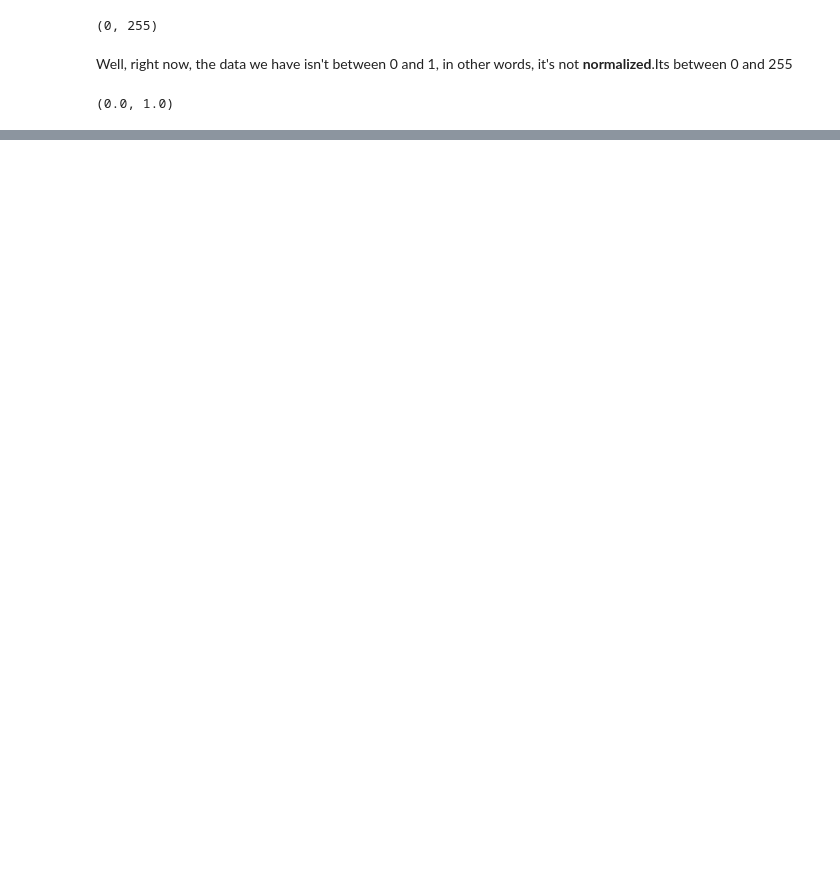
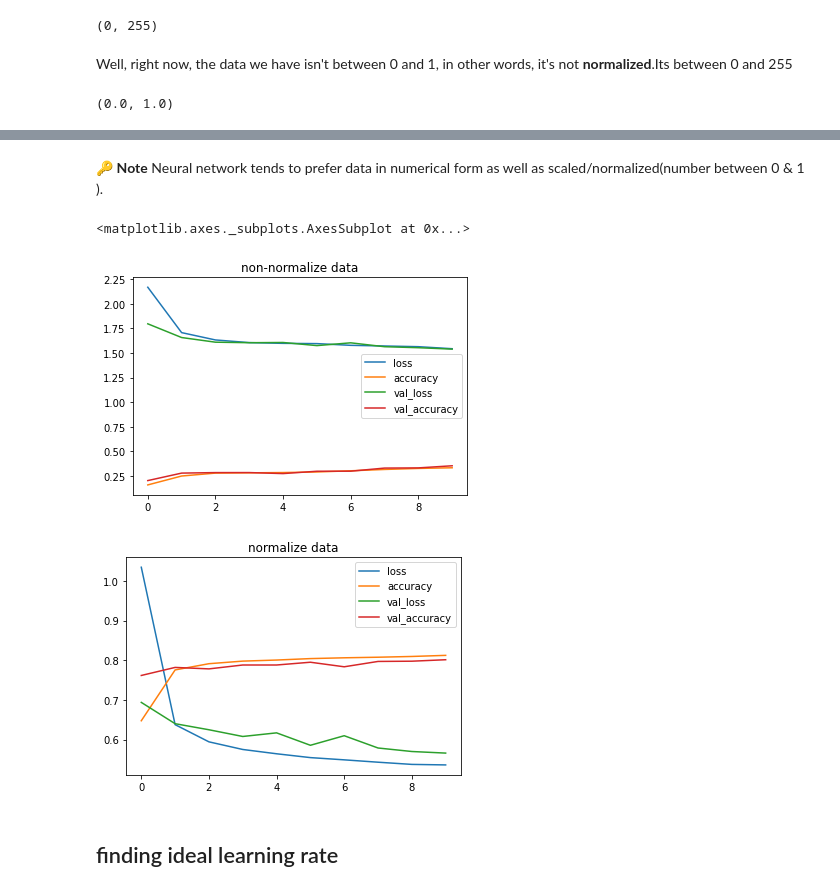
Before and after one commit to Henil21/Classification-with-TensorFlow-, a Jupyter notebook: Neural_network_classification_tensorflow.ipynb, the cells around one changed output, grey strips where cells are left out. Cells and saved outputs as stored; diff of their text form; code cells hidden in the pictures; blank space fills up the shorter version.

```diff
--- a/Neural_network_classification_tensorflow.ipynb
+++ b/Neural_network_classification_tensorflow.ipynb
@@ -774,7 +762,7 @@ model_11=tf.keras.Sequential([
 model_11.compile(loss=tf.keras.losses.SparseCategoricalCrossentropy(),
                  optimizer=tf.keras.optimizers.Adam(),
                  metrics=['accuracy'])
-non_history=model_11.fit(train_data,train_labels,epochs=10,validation_data=(test_data,test_labels))
+non_norm_history=model_11.fit(train_data,train_labels,epochs=10,validation_data=(test_data,test_labels))
 
 # using validation_data we can evaluate at same time
 # %% [output]
@@ -829,11 +817,34 @@ train_data.min(),train_data.max()
 # %% [markdown]
 Well, right now, the data we have isn't between 0 and 1, in other words, it's not **normalized**.Its between 0 and 255
 # %%
-# we can get our training and testing data between 0 and 1 by dividing by the maximum value
-train_data_norm=train_data/255.0
-test_data_norm=train_data/255.0
+train_data = train_data / 255.0
+test_data = test_data / 255.0
 
-# check the min and max value of the scaled training data
-train_data_norm.min(),train_data_norm.max()
+# Check the min and max values of the training data
+train_data.min(), train_data.max()
 # %% [output]
 (0.0, 1.0)
+# %%
+# now our data is normalized lets build model to find pattern
+
+# Set random seed
+tf.random.set_seed(42)
+
+# Create the model
+model_12 = tf.keras.Sequential([
+  tf.keras.layers.Flatten(input_shape=(28, 28)), # input layer (we had to reshape 28x28 to 784)
+  tf.keras.layers.Dense(4, activation="relu"),
+  tf.keras.layers.Dense(4, activation="relu"),
+  tf.keras.layers.Dense(10, activation="softmax") # output shape is 10, activation is softmax
+])
+
+# Compile the model
+model_12.compile(loss=tf.keras.losses.SparseCategoricalCrossentropy(),
+                 optimizer=tf.keras.optimizers.Adam(),
+                 metrics=["accuracy"])
+
+# Fit the model (to the normalized data)
+norm_history = model_12.fit(train_data,
+                            train_labels,
+                            epochs=10,
+                            validation_data=(test_data, test_labels))
@@ -839,0 +872,14 @@ train_data_norm.min(),train_data_norm.max()
+# %% [markdown]
+🔑 **Note** Neural network tends to prefer data in numerical form as well as scaled/normalized(number between 0 & 1 ).
+# %%
+import pandas
+# plotting non-normalized data loss curves
+pd.DataFrame(non_norm_history.history).plot(title="non-normalize data")
+
+pd.DataFrame(norm_history.history).plot(title="normalize data")
+# %% [output]
+<matplotlib.axes._subplots.AxesSubplot at 0x...>
+[figure, added]
+[figure, added]
+# %% [markdown]
+## finding ideal learning rate
```
Also changed, not shown: parts of 13 cells of this notebook.
